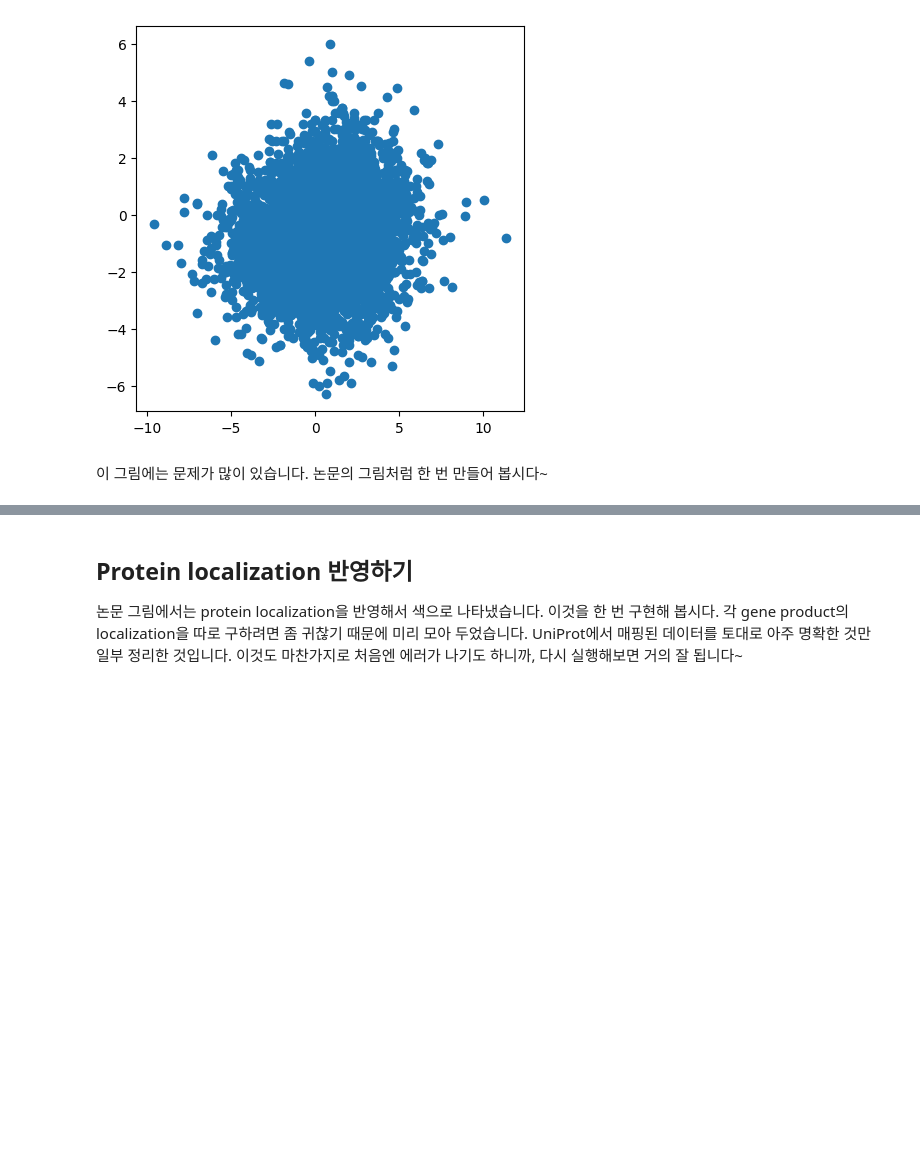
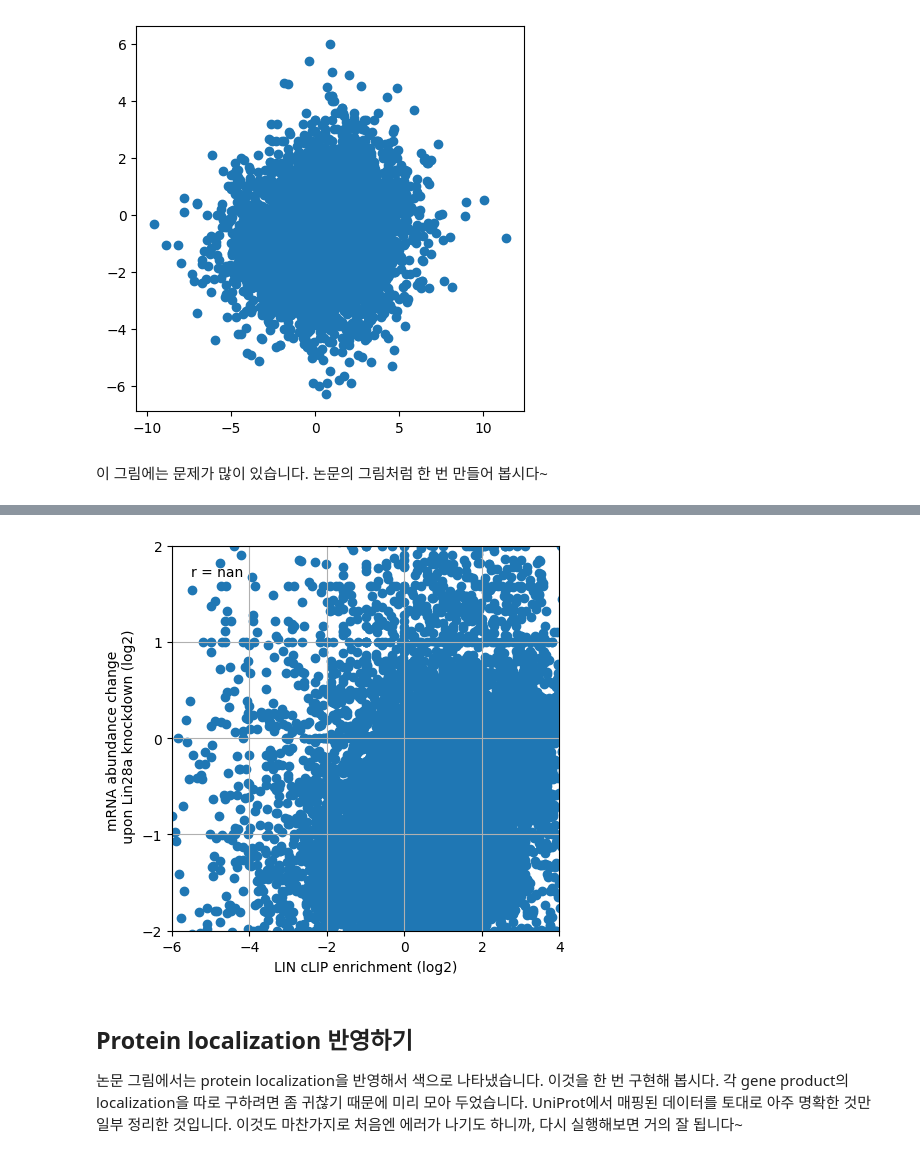
Before and after one commit to YUHYUNSEONG/YHS, a Jupyter notebook: CoLab_TermProj_2023_1.ipynb, the cells around one changed output, grey strips where cells are left out. Saved outputs shown, nothing was run; the diff lists cells and outputs as text; code cells hidden in the pictures; blank space fills up the shorter version.

```diff
--- a/CoLab_TermProj_2023_1.ipynb
+++ b/CoLab_TermProj_2023_1.ipynb
@@ -235,3 +255,36 @@ ax.scatter(np.log2(cnts['clip_enrichment']),
+# %%
+from matplotlib import pyplot as plt
+import numpy as np
+
+# Calculate r-value
+x = np.log2(cnts['clip_enrichment'])
+y = np.log2(cnts['rden_change'])
+r = np.corrcoef(x, y)[0, 1]
+
+fig, ax = plt.subplots(1, 1, figsize=(5, 5))
+ax.scatter(x, y)
+
+# Set x-axis and y-axis limits
+ax.set_xlim(-6, 4)
+ax.set_ylim(-2, 2)
+
+# Add gridlines
+ax.set_xticks(np.arange(-6, 5, 2))
+ax.set_yticks(np.arange(-2, 3, 1))
+ax.grid(True)
+
+# Set x-axis label
+ax.set_xlabel('LIN cLIP enrichment (log2)')
+
+# Set y-axis label
+ax.set_ylabel('mRNA abundance change \n upon Lin28a knockdown (log2)')
+
+# Add r-value as text to the plot
+ax.text(0.05, 0.95, f'r = {r:.2f}', transform=ax.transAxes, ha='left', va='top')
+
+plt.show()
+# %% [output]
+[figure, added]
 # %% [markdown]
 ## Protein localization 반영하기
 
```
Also changed, not shown: parts of 25 cells of this notebook.
